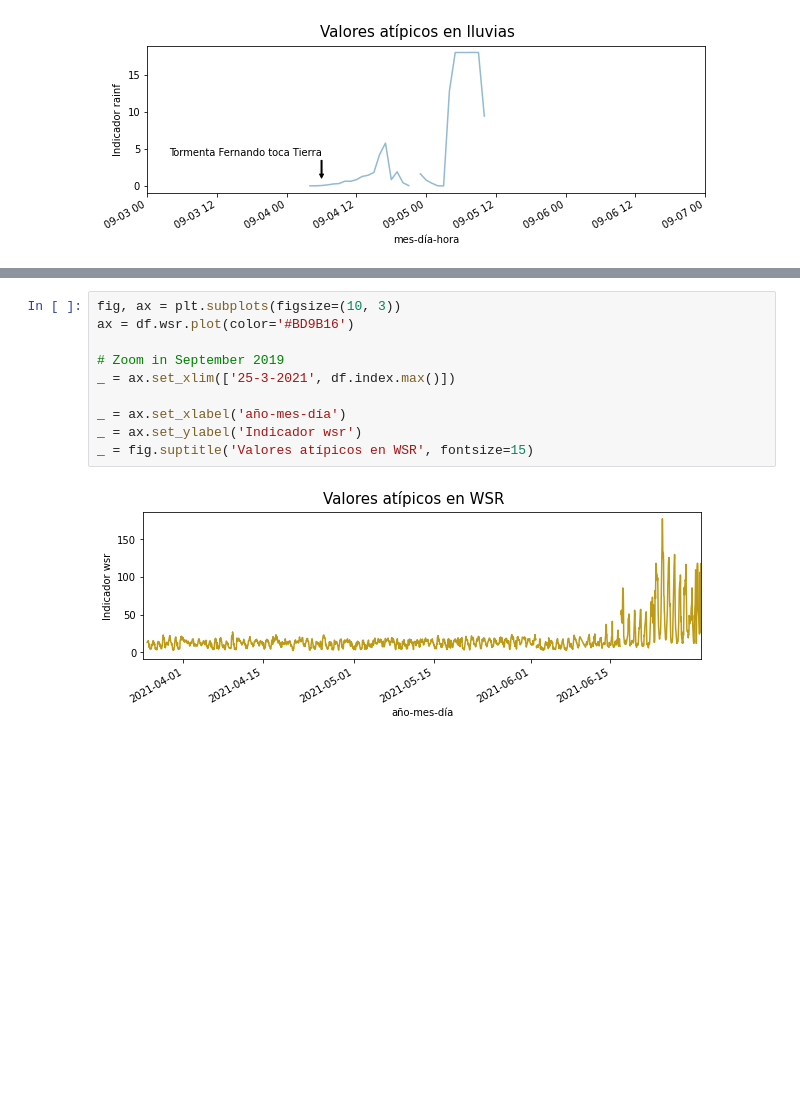
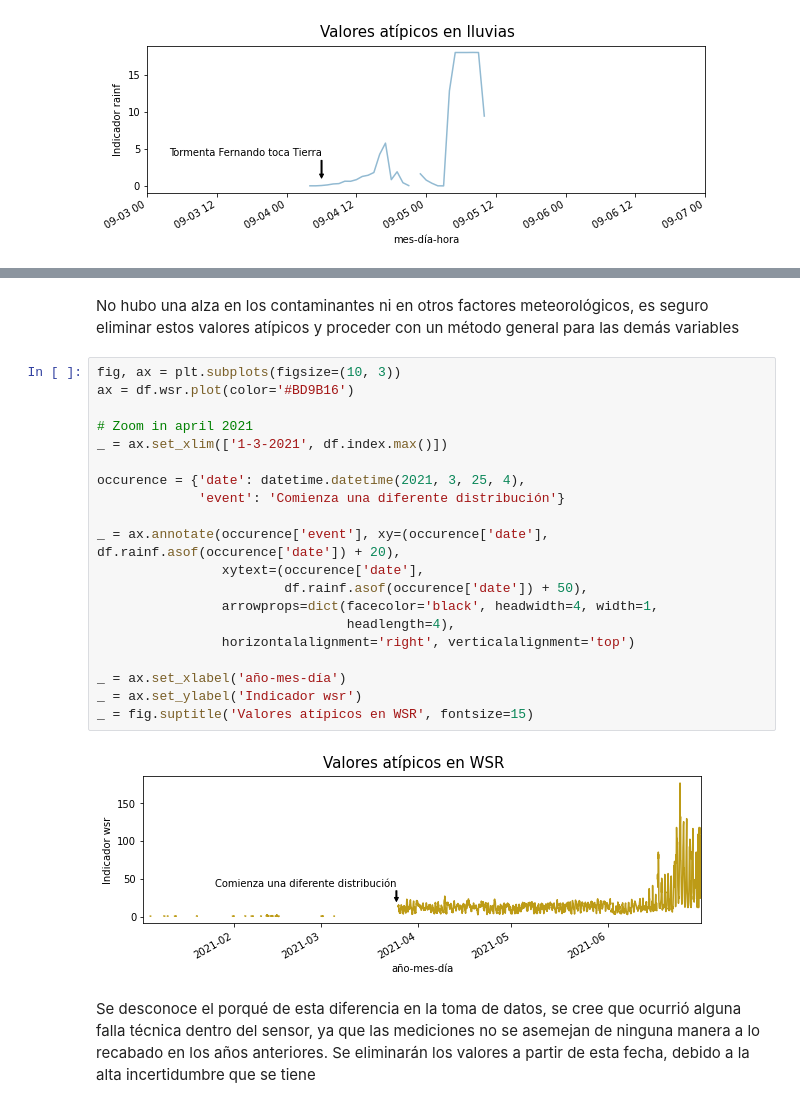
Before and after one commit to kmontocam/MA2003B, a Jupyter notebook: analysis.ipynb, the cells around one changed output, grey strips where cells are left out. Drawn from its saved outputs; the diff is of its cells as text; blank space fills up the shorter version.

```diff
--- a/analysis.ipynb
+++ b/analysis.ipynb
@@ -302,12 +240,26 @@ Se confirma que se trata de un indicador de lluvias, es válido eliminar estos v
+# %% [markdown]
+No hubo una alza en los contaminantes ni en otros factores meteorológicos, es seguro eliminar estos valores atípicos y proceder con un método general para las demás variables
 # %%
 fig, ax = plt.subplots(figsize=(10, 3))
 ax = df.wsr.plot(color='#BD9B16')
 
-# Zoom in September 2019
-_ = ax.set_xlim(['25-3-2021', df.index.max()])
+# Zoom in april 2021
+_ = ax.set_xlim(['1-3-2021', df.index.max()])
+
+occurence = {'date': datetime.datetime(2021, 3, 25, 4),
+             'event': 'Comienza una diferente distribución'}
+
+_ = ax.annotate(occurence['event'], xy=(occurence['date'], df.rainf.asof(occurence['date']) + 20),
+                xytext=(occurence['date'],
+                        df.rainf.asof(occurence['date']) + 50),
+                arrowprops=dict(facecolor='black', headwidth=4, width=1,
+                                headlength=4),
+                horizontalalignment='right', verticalalignment='top')
 
 _ = ax.set_xlabel('año-mes-día')
 _ = ax.set_ylabel('Indicador wsr')
 _ = fig.suptitle('Valores atípicos en WSR', fontsize=15)
 # %% [output]
-[figure, old version]
+[figure, new version]
+# %% [markdown]
+Se desconoce el porqué de esta diferencia en la toma de datos, se cree que ocurrió alguna falla técnica dentro del sensor, ya que las mediciones no se asemejan de ninguna manera a lo recabado en los años anteriores. Se eliminarán los valores a partir de esta fecha, debido a la alta incertidumbre que se tiene
```
Also changed, not shown: parts of 20 cells of this notebook.
